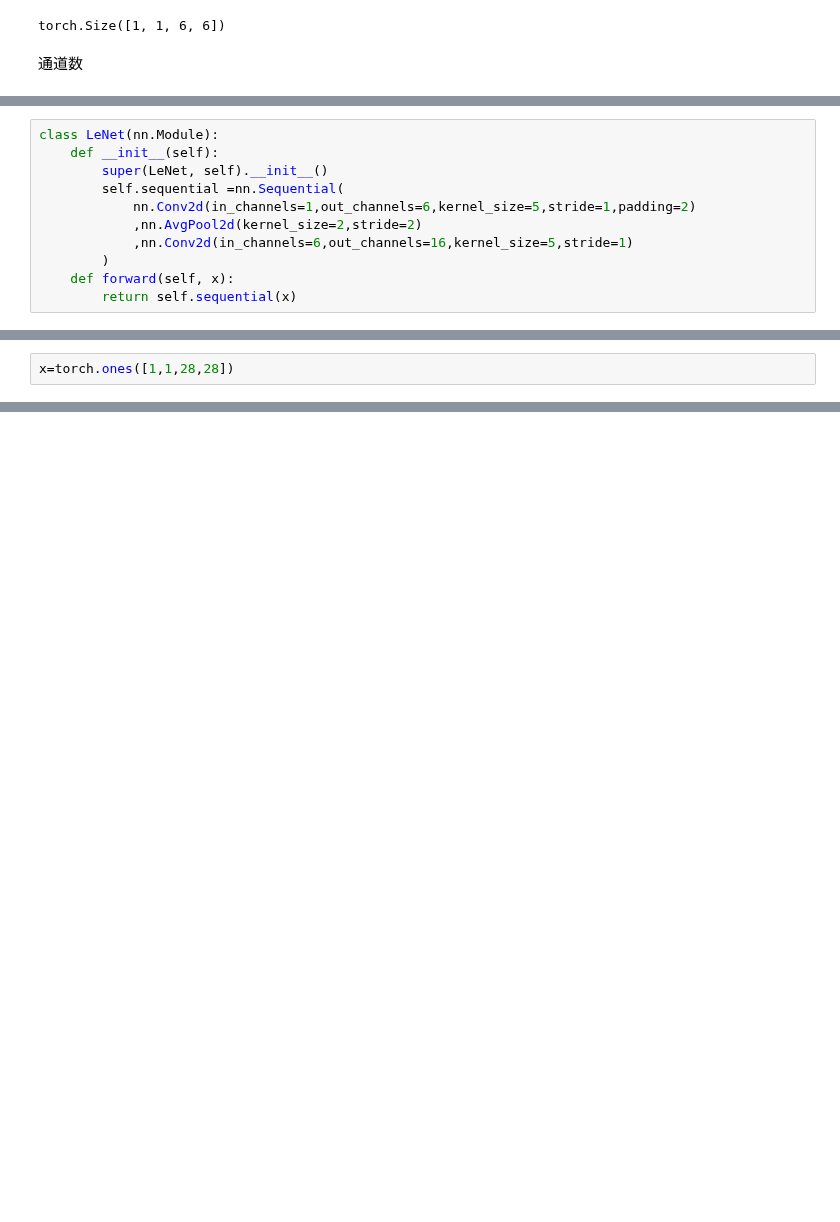
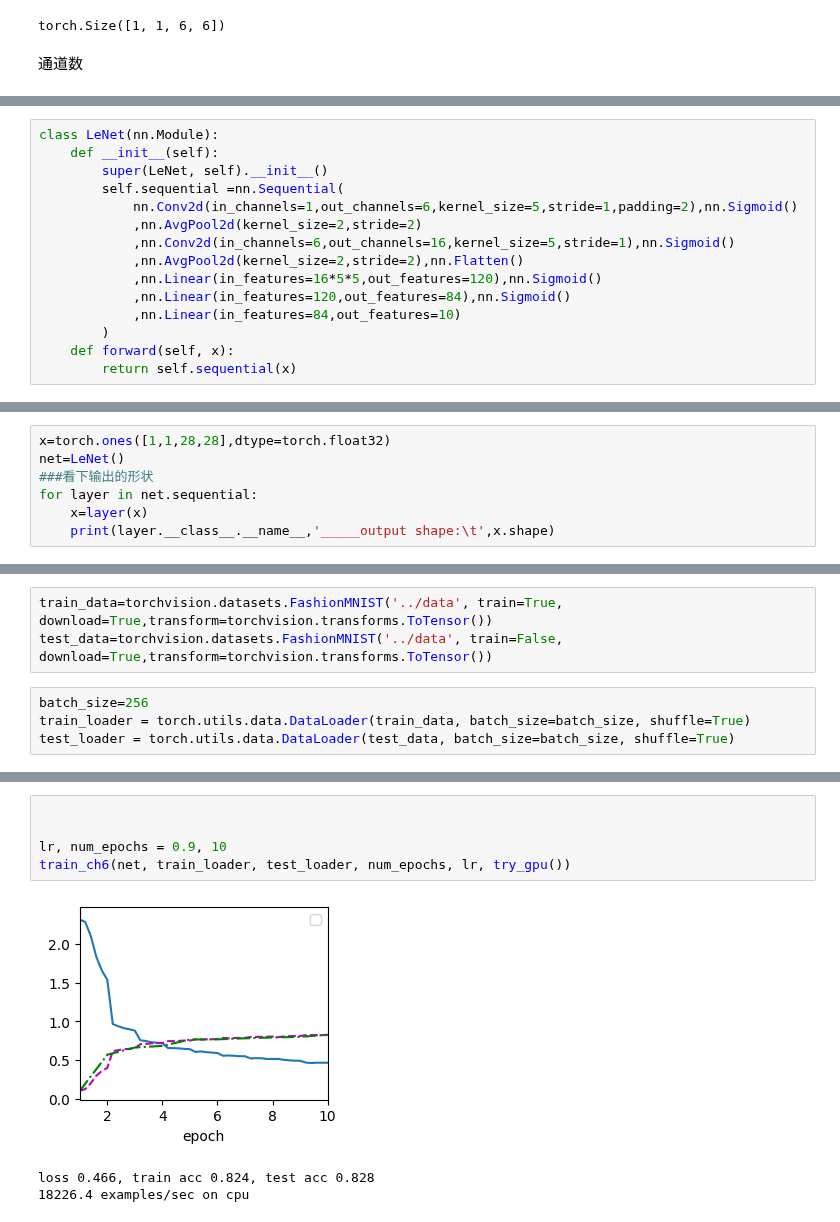
Before and after one commit to Waitmeplea/dl_learning, a Jupyter notebook: dplearning_second_part/limu_dplearning/6_卷积.ipynb, the cells around one changed output, grey strips where cells are left out. Drawn from its saved outputs; the diff is of its cells as text; blank space fills up the shorter version.

```diff
--- a/dplearning_second_part/limu_dplearning/6_卷积.ipynb
+++ b/dplearning_second_part/limu_dplearning/6_卷积.ipynb
@@ -81,9 +93,13 @@ class LeNet(nn.Module):
     def __init__(self):
         super(LeNet, self).__init__()
         self.sequential =nn.Sequential(
-            nn.Conv2d(in_channels=1,out_channels=6,kernel_size=5,stride=1,padding=2)
+            nn.Conv2d(in_channels=1,out_channels=6,kernel_size=5,stride=1,padding=2),nn.Sigmoid()
             ,nn.AvgPool2d(kernel_size=2,stride=2)
-            ,nn.Conv2d(in_channels=6,out_channels=16,kernel_size=5,stride=1)
+            ,nn.Conv2d(in_channels=6,out_channels=16,kernel_size=5,stride=1),nn.Sigmoid()
+            ,nn.AvgPool2d(kernel_size=2,stride=2),nn.Flatten()
+            ,nn.Linear(in_features=16*5*5,out_features=120),nn.Sigmoid()
+            ,nn.Linear(in_features=120,out_features=84),nn.Sigmoid()
+            ,nn.Linear(in_features=84,out_features=10)
         )
     def forward(self, x):
         return self.sequential(x)
@@ -92,2 +106,7 @@ l=LeNet()
 # %%
-x=torch.ones([1,1,28,28])
+x=torch.ones([1,1,28,28],dtype=torch.float32)
+net=LeNet()
+###看下输出的形状
+for layer in net.sequential:
+    x=layer(x)
+    print(layer.__class__.__name__,'_____output shape:\t',x.shape)
@@ -99,0 +126,7 @@ torch.Size([1, 6, 14, 14])
+# %%
+train_data=torchvision.datasets.FashionMNIST('../data', train=True, download=True,transform=torchvision.transforms.ToTensor())
+test_data=torchvision.datasets.FashionMNIST('../data', train=False, download=True,transform=torchvision.transforms.ToTensor())
+# %%
+batch_size=256
+train_loader = torch.utils.data.DataLoader(train_data, batch_size=batch_size, shuffle=True)
+test_loader = torch.utils.data.DataLoader(test_data, batch_size=batch_size, shuffle=True)
@@ -99,0 +148,9 @@ torch.Size([1, 6, 14, 14])
+# %%
+
+
+lr, num_epochs = 0.9, 10
+train_ch6(net, train_loader, test_loader, num_epochs, lr, try_gpu())
+# %% [output]
+[figure, added]
+loss 0.466, train acc 0.824, test acc 0.828
+18226.4 examples/sec on cpu
```
Also changed, not shown: parts of 11 cells of this notebook, 1 other file.
